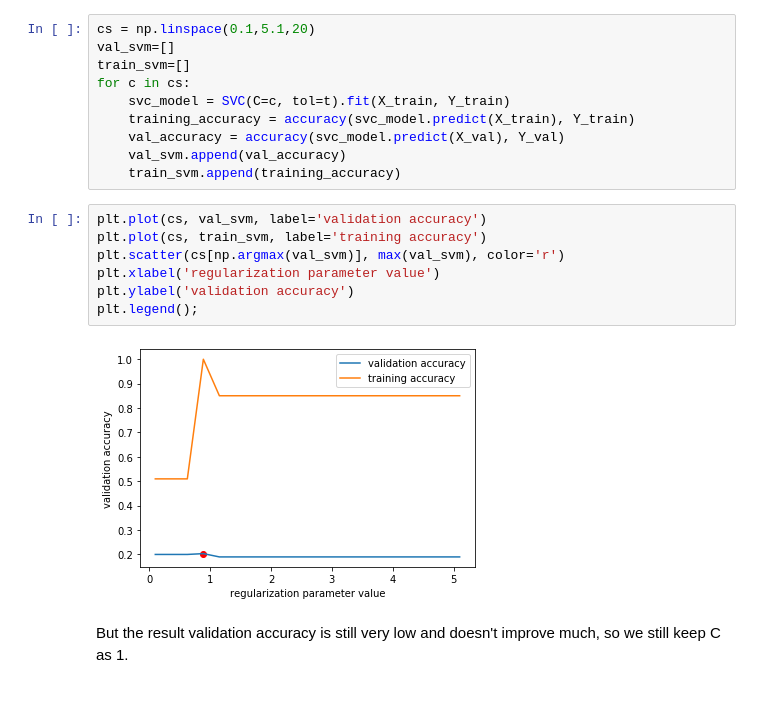
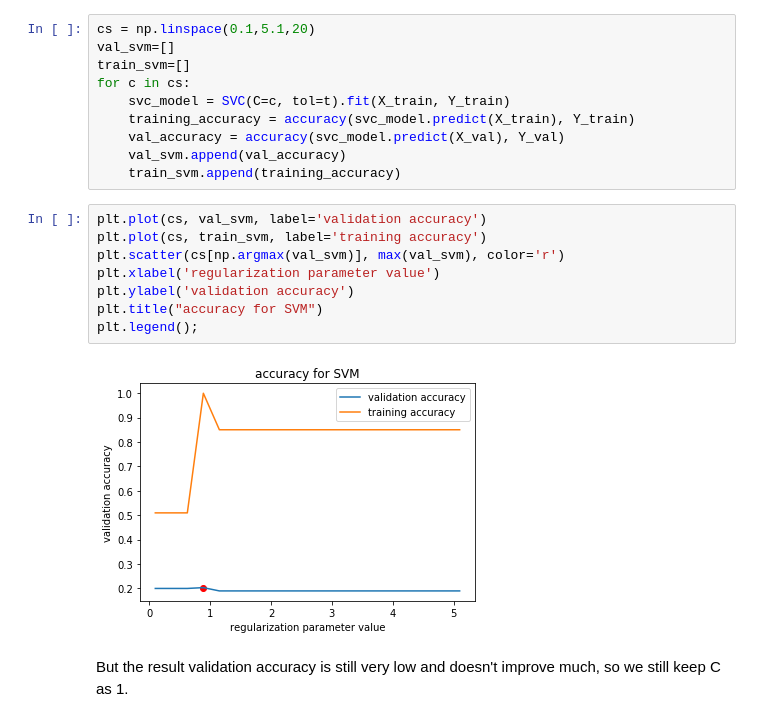
Before and after one commit to WesleyDeng1016/imageclassification, a Jupyter notebook: final_project/GradProject_NB3.ipynb, the cells around one changed output. Drawn from its saved outputs; the diff is of its cells as text.

```diff
--- a/final_project/GradProject_NB3.ipynb
+++ b/final_project/GradProject_NB3.ipynb
@@ -432,12 +433,13 @@ for c in cs:
 # %%
 plt.plot(cs, val_svm, label='validation accuracy')
 plt.plot(cs, train_svm, label='training accuracy')
 plt.scatter(cs[np.argmax(val_svm)], max(val_svm), color='r')
 plt.xlabel('regularization parameter value')
 plt.ylabel('validation accuracy')
+plt.title("accuracy for SVM")
 plt.legend();
 # %% [output]
-[figure, old version]
+[figure, new version]
 # %% [markdown]
 But the result validation accuracy is still very low and doesn't improve much, so we still keep C as 1.
 # %%
```
Also changed, not shown: parts of 3 cells of this notebook.
